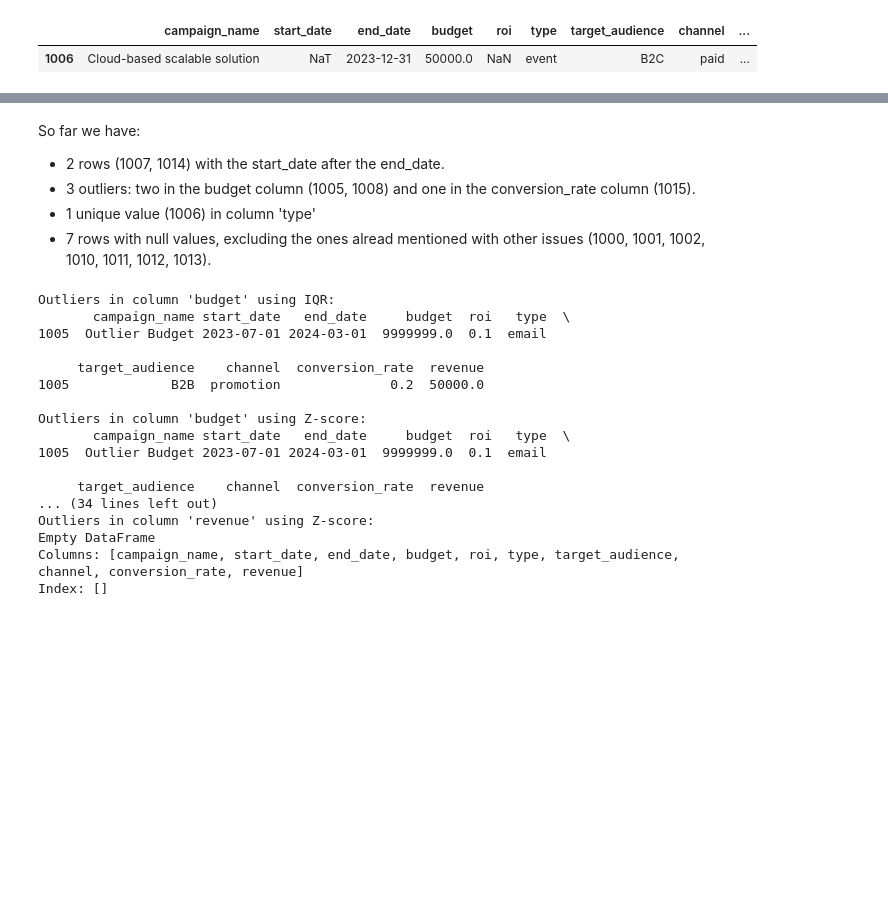
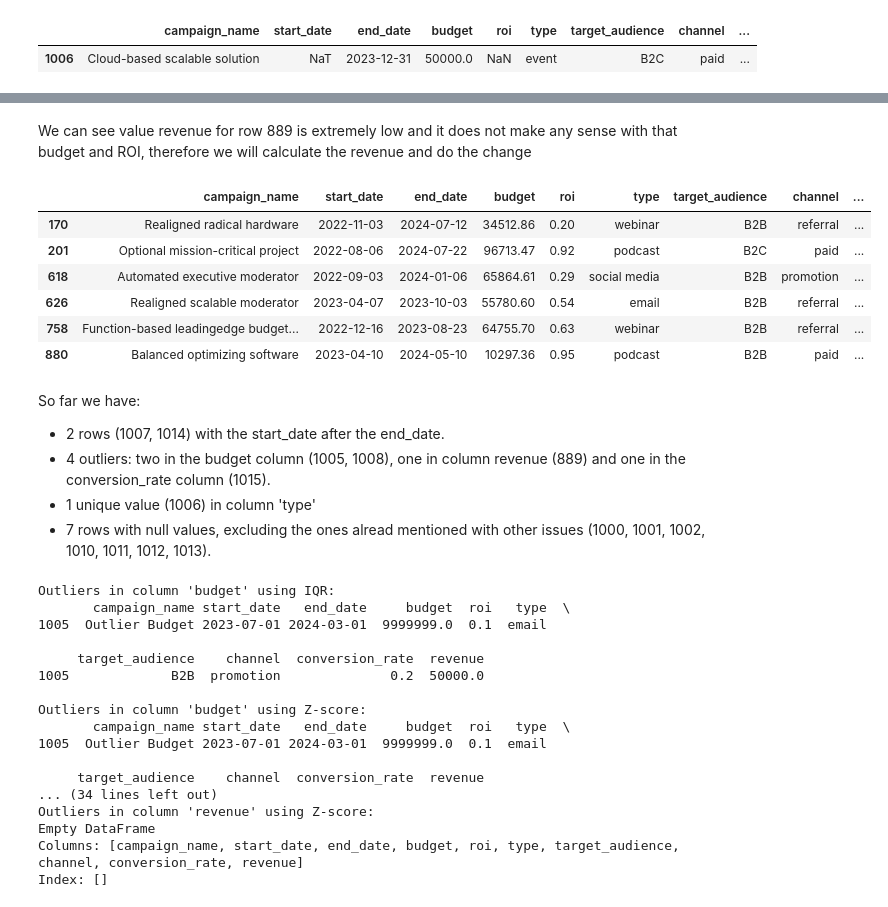
Before and after one commit to Ignacio538/Marketing-Campaings, a Jupyter notebook: Analysis.ipynb, the cells around one changed output, grey strips where cells are left out. Drawn from its saved outputs; the diff is of its cells as text; code cells hidden in the pictures; blank space fills up the shorter version.

```diff
--- a/Analysis.ipynb
+++ b/Analysis.ipynb
@@ -418,7 +429,21 @@ null_rows
+# %% [markdown]
+We can see value revenue for row 889 is extremely low and it does not make any sense with that budget and ROI, therefore we will calculate the revenue and do the change
+# %%
+filtered_revenue_max = df2[df2['revenue'] > 995000]
+
+filtered_revenue_max
+# %% [output]
+|  | campaign_name | start_date | end_date | budget | roi | type | target_audience | channel | ... |
+| 170 | Realigned radical hardware | 2022-11-03 | 2024-07-12 | 34512.86 | 0.20 | webinar | B2B | referral | ... |
+| 201 | Optional mission-critical project | 2022-08-06 | 2024-07-22 | 96713.47 | 0.92 | podcast | B2C | paid | ... |
+| 618 | Automated executive moderator | 2022-09-03 | 2024-01-06 | 65864.61 | 0.29 | social media | B2B | promotion | ... |
+| 626 | Realigned scalable moderator | 2023-04-07 | 2023-10-03 | 55780.60 | 0.54 | email | B2B | referral | ... |
+| 758 | Function-based leadingedge budget... | 2022-12-16 | 2023-08-23 | 64755.70 | 0.63 | webinar | B2B | referral | ... |
+| 880 | Balanced optimizing software | 2023-04-10 | 2024-05-10 | 10297.36 | 0.95 | podcast | B2B | paid | ... |
 # %% [markdown]
 So far we have:
 - 2 rows (1007, 1014) with the start_date after the end_date.
-- 3 outliers: two in the budget column (1005, 1008) and one in the conversion_rate column (1015).
+- 4 outliers: two in the budget column (1005, 1008), one in column revenue (889) and one in the conversion_rate column (1015).
 - 1 unique value (1006) in column 'type'
 - 7 rows with null values, excluding the ones alread mentioned with other issues (1000, 1001, 1002, 1010, 1011, 1012, 1013).
 # %%
```
Also changed, not shown: parts of 3 cells of this notebook.
